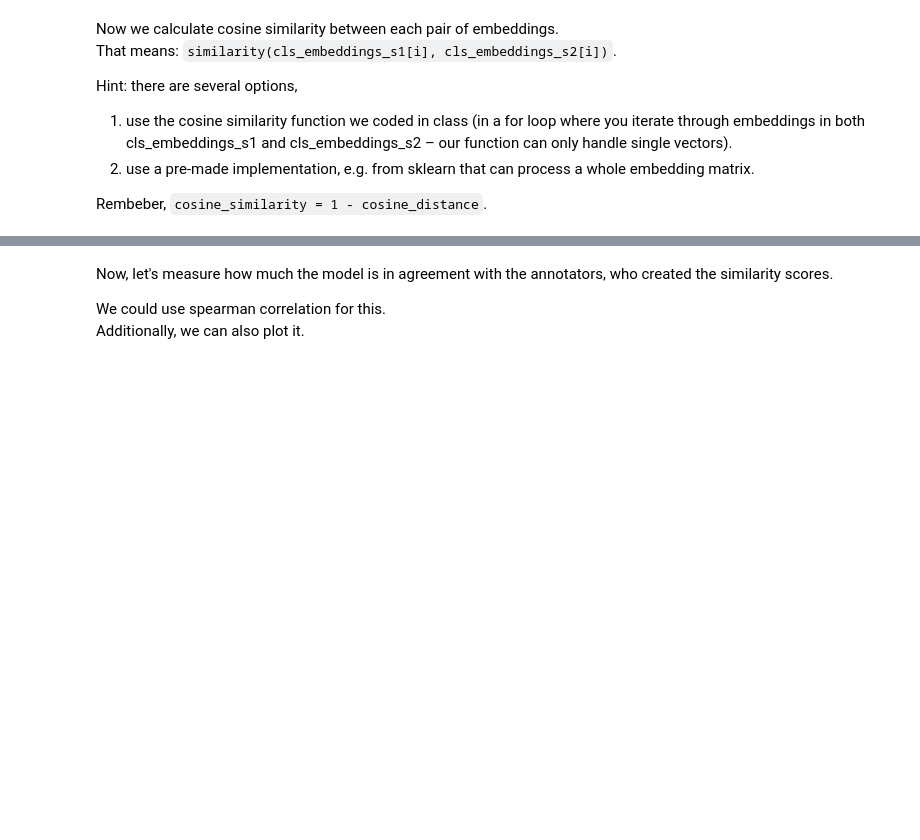
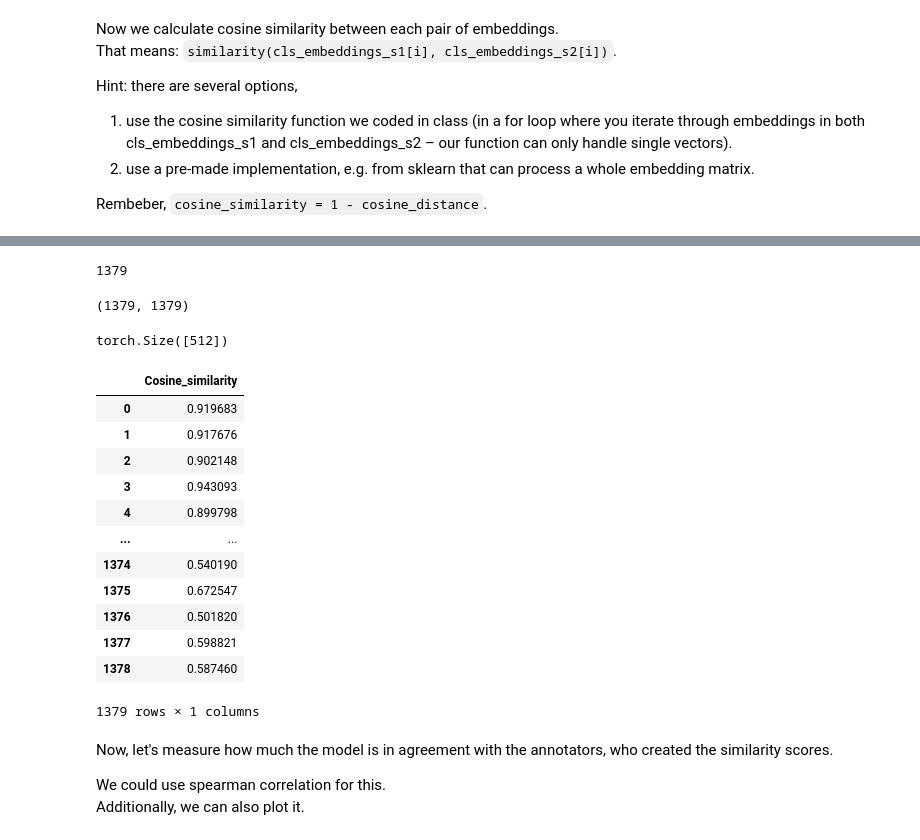
Before and after one commit to sigridbom/NLP-AU, a Jupyter notebook: personal_nb/class5/class_5_sts.ipynb, the cells around one changed output, grey strips where cells are left out. Cells and saved outputs as stored; diff of their text form; code cells hidden in the pictures; blank space fills up the shorter version.

```diff
--- a/personal_nb/class5/class_5_sts.ipynb
+++ b/personal_nb/class5/class_5_sts.ipynb
@@ -509,0 +499,12 @@ Rembeber, `cosine_similarity = 1 - cosine_distance`.
+# %%
+len(cosine_similarity) # has the correct length
+# %% [output]
+1379
+# %%
+cosine_similarity.shape # this is however not good
+# %% [output]
+(1379, 1379)
+# %%
+cls_embeddings_s1[1].shape
+# %% [output]
+torch.Size([512])
@@ -510,3 +526,21 @@ Rembeber, `cosine_similarity = 1 - cosine_distance`.
+# %%
+cosine_sim_df.shape
+len(cosine_sim_df)
+cosine_sim_df
+# %% [output]
+|  | Cosine_similarity |
+| 0 | 0.919683 |
+| 1 | 0.917676 |
+| 2 | 0.902148 |
+| 3 | 0.943093 |
+| 4 | 0.899798 |
+| ... | ... |
+| 1374 | 0.540190 |
+| 1375 | 0.672547 |
+| 1376 | 0.501820 |
+| 1377 | 0.598821 |
+| 1378 | 0.587460 |
+1379 rows × 1 columns
 # %% [markdown]
 Now, let's measure how much the model is in agreement with the annotators, who created the similarity scores.
 
```
Also changed, not shown: parts of 19 cells of this notebook.
